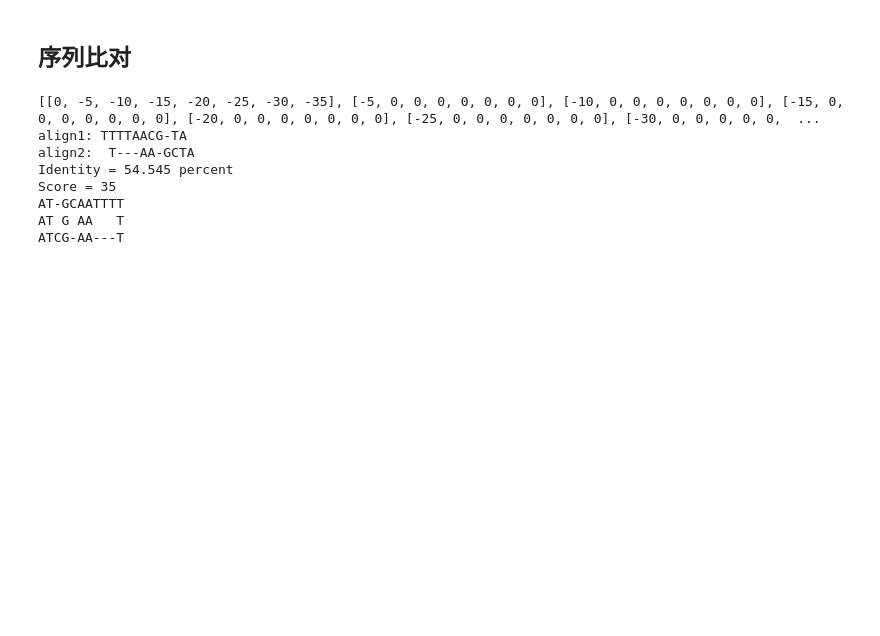
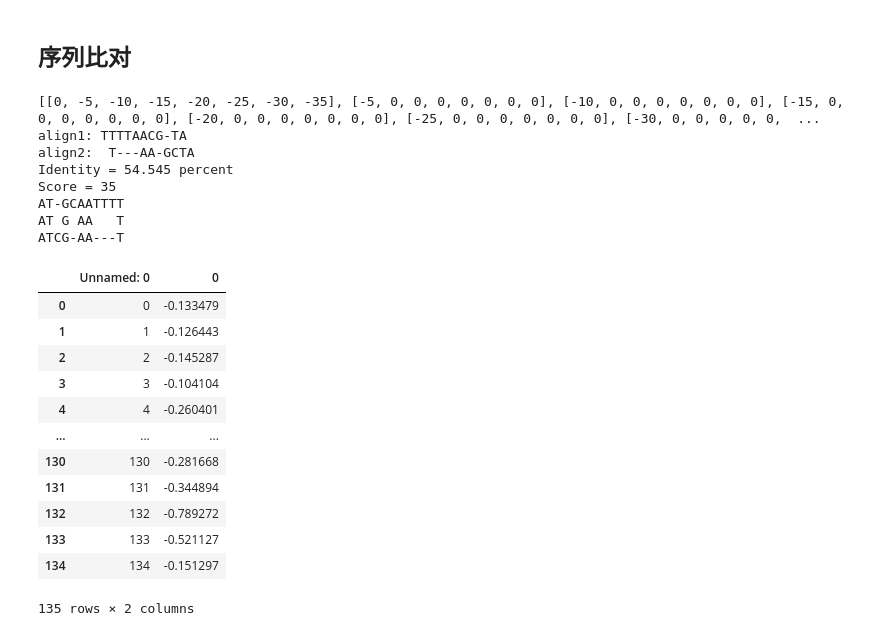
Before and after one commit to labomics/MetaLogo, a Jupyter notebook: needle.ipynb, the cells around one changed output. Saved outputs shown, nothing was run; the diff lists cells and outputs as text; code cells hidden in the pictures; blank space fills up the shorter version.

```diff
--- a/needle.ipynb
+++ b/needle.ipynb
@@ -131,0 +139,16 @@ ATCG-AA---T
+# %%
+df
+# %% [output]
+|  | Unnamed: 0 | 0 |
+| 0 | 0 | -0.133479 |
+| 1 | 1 | -0.126443 |
+| 2 | 2 | -0.145287 |
+| 3 | 3 | -0.104104 |
+| 4 | 4 | -0.260401 |
+| ... | ... | ... |
+| 130 | 130 | -0.281668 |
+| 131 | 131 | -0.344894 |
+| 132 | 132 | -0.789272 |
+| 133 | 133 | -0.521127 |
+| 134 | 134 | -0.151297 |
+135 rows × 2 columns
```
Also changed, not shown: parts of 4 cells of this notebook, 1 other file.
